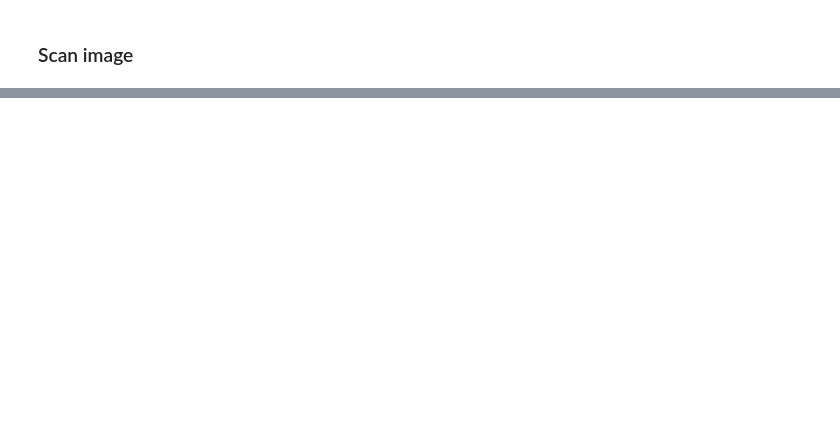
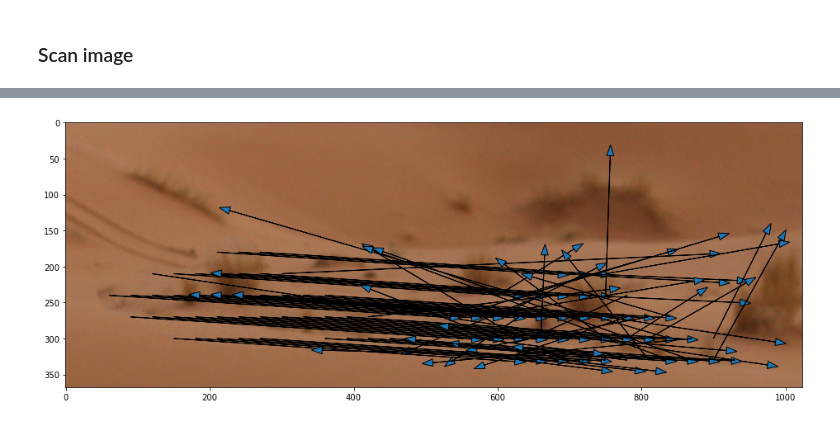
Before and after one commit to decarpentierg/patchmatch, a Jupyter notebook: test.ipynb, the cells around one changed output, grey strips where cells are left out. Saved outputs shown, nothing was run; the diff lists cells and outputs as text; code cells hidden in the pictures; blank space fills up the shorter version.

```diff
--- a/test.ipynb
+++ b/test.ipynb
@@ -15,7 +15,7 @@ im = np.array(im).astype("double")[400:]
 gt = Image.open("data/TP_C01_011_gt_ln20.png")
 gt = np.array(gt)[400:] > 0
 # %%
-a = pm.PatchMatch(im, T=100, p=10, N=0, L=1)
+a = pm.PatchMatch(im, T=100, p=10, N=10, L=3)
 # %% [markdown]
 ### Analyze patches
 # %%
@@ -53,3 +53,6 @@ a.cnt
 # %%
-pm.plot_vect_field(a, gt, step=40, head_width=10)
+plt.figure(figsize=(16,6))
+pm.plot_vect_field(a, gt, step=30, head_width=10)
+# %% [output]
+[figure, added]
 # %%
```
Also changed, not shown: parts of 14 cells of this notebook.
